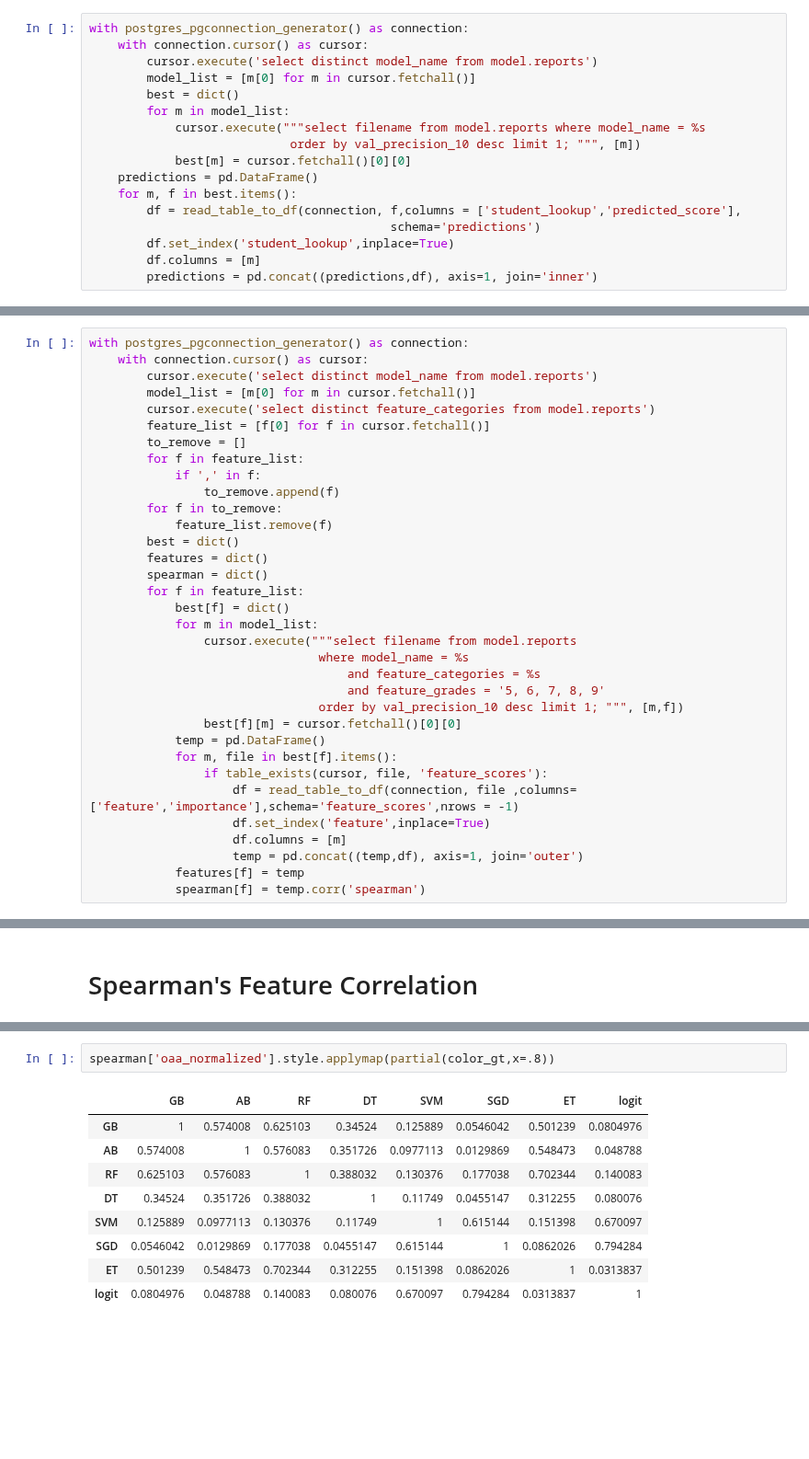
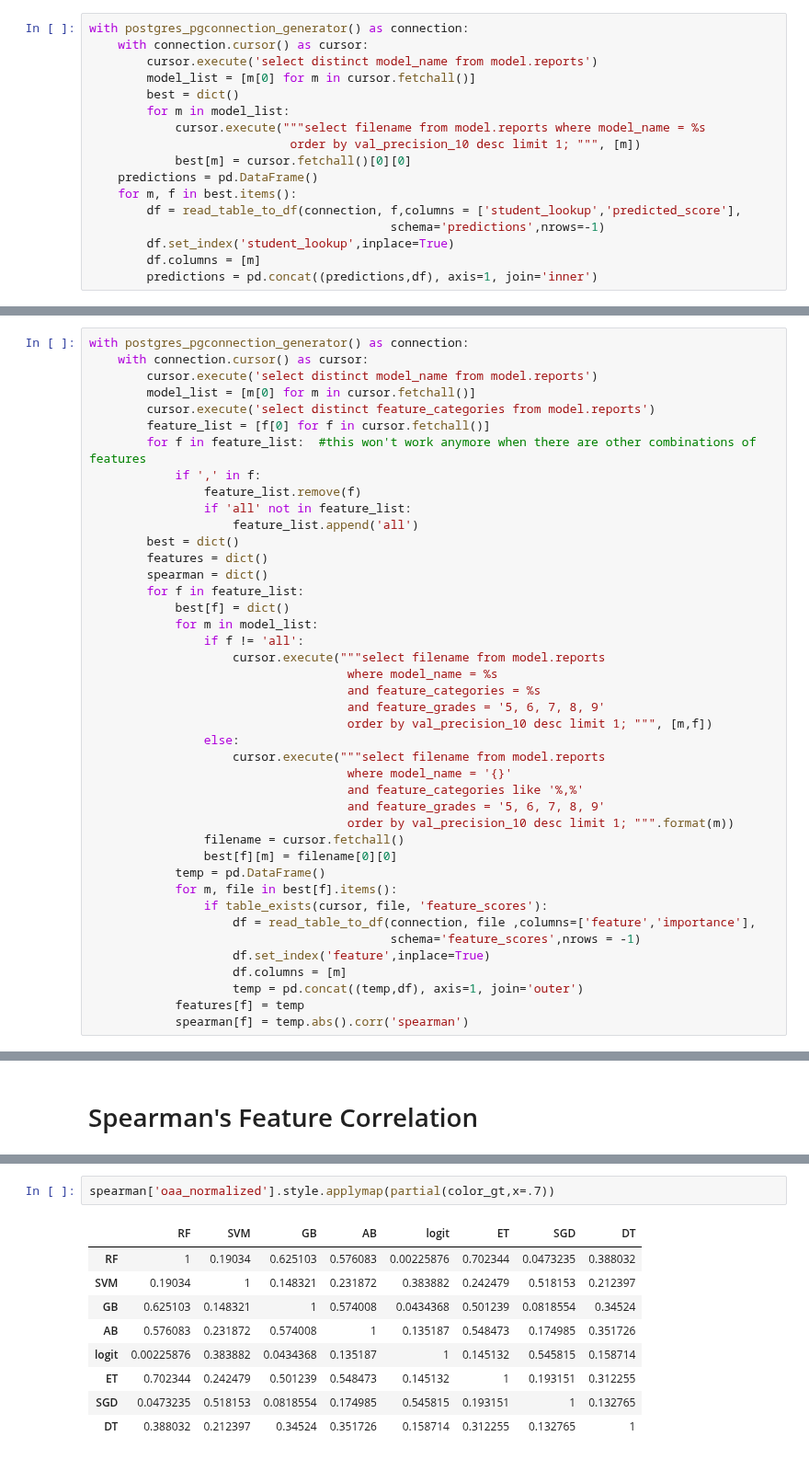
Before and after one commit to jgutman/mvesc, a Jupyter notebook: Models_Results/rank_correlation.ipynb, the cells around one changed output, grey strips where cells are left out. Shown at 92% size. Drawn from its saved outputs; the diff is of its cells as text; blank space fills up the shorter version.

```diff
--- a/Models_Results/rank_correlation.ipynb
+++ b/Models_Results/rank_correlation.ipynb
@@ -52,7 +52,7 @@ with postgres_pgconnection_generator() as connection:
     predictions = pd.DataFrame()
     for m, f in best.items():
         df = read_table_to_df(connection, f,columns = ['student_lookup','predicted_score'],
-                                          schema='predictions')
+                                          schema='predictions',nrows=-1)
         df.set_index('student_lookup',inplace=True)
         df.columns = [m]
         predictions = pd.concat((predictions,df), axis=1, join='inner')
@@ -98,30 +81,38 @@ with postgres_pgconnection_generator() as connection:
         model_list = [m[0] for m in cursor.fetchall()]
         cursor.execute('select distinct feature_categories from model.reports')
         feature_list = [f[0] for f in cursor.fetchall()]
-        to_remove = []
-        for f in feature_list:
+        for f in feature_list:  #this won't work anymore when there are other combinations of features
             if ',' in f:
-                to_remove.append(f)
-        for f in to_remove:
-            feature_list.remove(f)
+                feature_list.remove(f)
+                if 'all' not in feature_list:
+                    feature_list.append('all')
         best = dict()
         features = dict()
         spearman = dict()
         for f in feature_list:
             best[f] = dict()
             for m in model_list:
-                cursor.execute("""select filename from model.reports
-                                where model_name = %s
+                if f != 'all':
+                    cursor.execute("""select filename from model.reports
+                                    where model_name = %s
                                     and feature_categories = %s
                                     and feature_grades = '5, 6, 7, 8, 9'
-                                order by val_precision_10 desc limit 1; """, [m,f])
-                best[f][m] = cursor.fetchall()[0][0]
+                                    order by val_precision_10 desc limit 1; """, [m,f])
+                else:
+                    cursor.execute("""select filename from model.reports
+                                    where model_name = '{}'
+                                    and feature_categories like '%,%'
+                                    and feature_grades = '5, 6, 7, 8, 9'
+                                    order by val_precision_10 desc limit 1; """.format(m))
+                filename = cursor.fetchall()
+                best[f][m] = filename[0][0]
             temp = pd.DataFrame()
             for m, file in best[f].items():
                 if table_exists(cursor, file, 'feature_scores'):
-                    df = read_table_to_df(connection, file ,columns=['feature','importance'],schema='feature_scores',nrows = -1)
+                    df = read_table_to_df(connection, file ,columns=['feature','importance'],
+                                          schema='feature_scores',nrows = -1)
                     df.set_index('feature',inplace=True)
                     df.columns = [m]
                     temp = pd.concat((temp,df), axis=1, join='outer')
             features[f] = temp
-            spearman[f] = temp.corr('spearman')
+            spearman[f] = temp.abs().corr('spearman')
@@ -194,15 +189,15 @@ features['oaa_normalized'].head()
 # %%
-spearman['oaa_normalized'].style.applymap(partial(color_gt,x=.8))
+spearman['oaa_normalized'].style.applymap(partial(color_gt,x=.7))
 # %% [output]
-|  | GB | AB | RF | DT | SVM | SGD | ET | logit |
-| GB | 1 | 0.574008 | 0.625103 | 0.34524 | 0.125889 | 0.0546042 | 0.501239 | 0.0804976 |
-| AB | 0.574008 | 1 | 0.576083 | 0.351726 | 0.0977113 | 0.0129869 | 0.548473 | 0.048788 |
-| RF | 0.625103 | 0.576083 | 1 | 0.388032 | 0.130376 | 0.177038 | 0.702344 | 0.140083 |
-| DT | 0.34524 | 0.351726 | 0.388032 | 1 | 0.11749 | 0.0455147 | 0.312255 | 0.080076 |
-| SVM | 0.125889 | 0.0977113 | 0.130376 | 0.11749 | 1 | 0.615144 | 0.151398 | 0.670097 |
-| SGD | 0.0546042 | 0.0129869 | 0.177038 | 0.0455147 | 0.615144 | 1 | 0.0862026 | 0.794284 |
-| ET | 0.501239 | 0.548473 | 0.702344 | 0.312255 | 0.151398 | 0.0862026 | 1 | 0.0313837 |
-| logit | 0.0804976 | 0.048788 | 0.140083 | 0.080076 | 0.670097 | 0.794284 | 0.0313837 | 1 |
+|  | RF | SVM | GB | AB | logit | ET | SGD | DT |
+| RF | 1 | 0.19034 | 0.625103 | 0.576083 | 0.00225876 | 0.702344 | 0.0473235 | 0.388032 |
+| SVM | 0.19034 | 1 | 0.148321 | 0.231872 | 0.383882 | 0.242479 | 0.518153 | 0.212397 |
+| GB | 0.625103 | 0.148321 | 1 | 0.574008 | 0.0434368 | 0.501239 | 0.0818554 | 0.34524 |
+| AB | 0.576083 | 0.231872 | 0.574008 | 1 | 0.135187 | 0.548473 | 0.174985 | 0.351726 |
+| logit | 0.00225876 | 0.383882 | 0.0434368 | 0.135187 | 1 | 0.145132 | 0.545815 | 0.158714 |
+| ET | 0.702344 | 0.242479 | 0.501239 | 0.548473 | 0.145132 | 1 | 0.193151 | 0.312255 |
+| SGD | 0.0473235 | 0.518153 | 0.0818554 | 0.174985 | 0.545815 | 0.193151 | 1 | 0.132765 |
+| DT | 0.388032 | 0.212397 | 0.34524 | 0.351726 | 0.158714 | 0.312255 | 0.132765 | 1 |
 # %%
 features['snapshots'].head()
 # %% [output]
```
Also changed, not shown: parts of 18 cells of this notebook.
